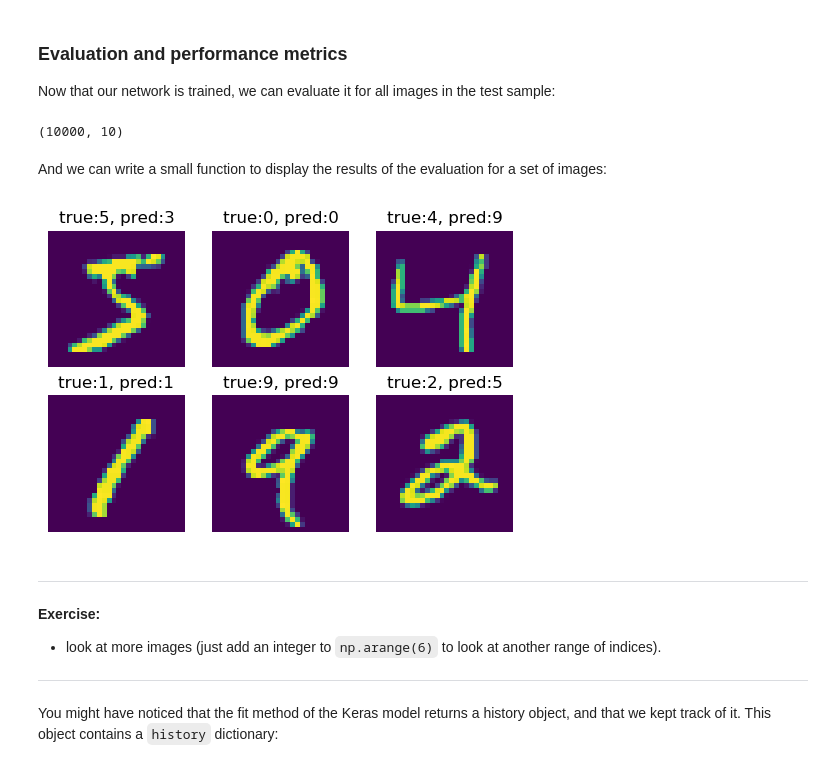
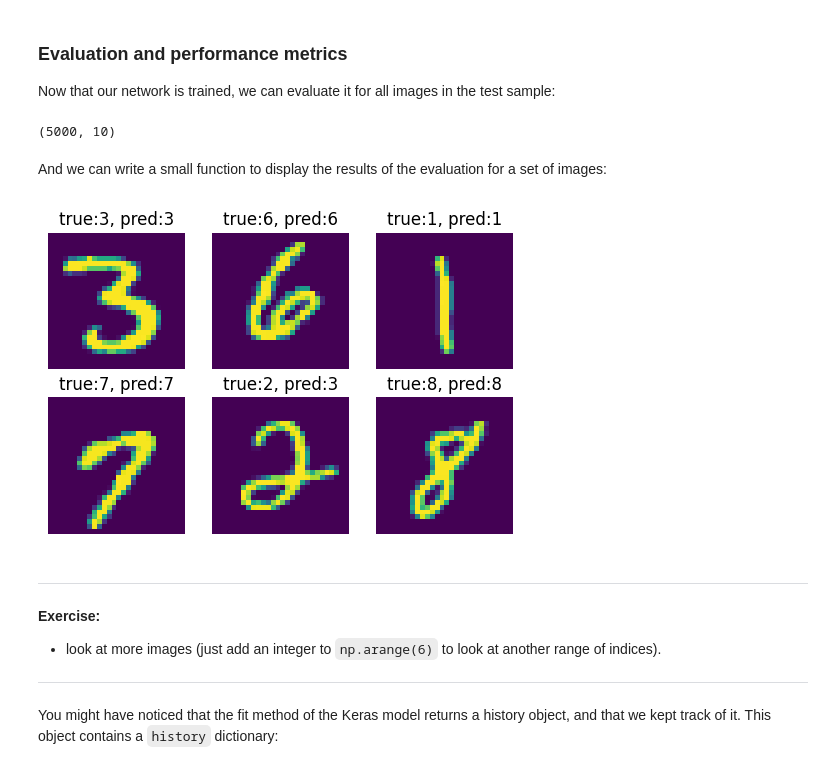
Before and after one commit to cbernet/introduction_machine_learning, a Jupyter notebook: notebooks/deep_learning_intro/keras_tensorflow_handwritten_digits.ipynb, the cells around one changed output. Cells and saved outputs as stored; diff of their text form; code cells hidden in the pictures.

```diff
--- a/notebooks/deep_learning_intro/keras_tensorflow_handwritten_digits.ipynb
+++ b/notebooks/deep_learning_intro/keras_tensorflow_handwritten_digits.ipynb
@@ -53,8 +55,8 @@ After doing that, the values from the output neurons, which are probabilities ra
 
 One-hot encoding can be performed easily with the utilities provided by Keras:
 # %%
-from keras.utils import np_utils
-targets = np_utils.to_categorical(labels,10)
+import tensorflow as tf
+targets = tf.keras.utils.to_categorical(labels,10)
 np.set_printoptions(edgeitems=5)
 print(labels)
 print(targets)
@@ -75,7 +77,7 @@ np.set_printoptions(edgeitems=3)
 # %% [markdown]
 Finally, we split our data into a training sample and a testing sample:
 # %%
-test_size=10000
+test_size=5000
 x_test = images[:test_size]
 y_test = targets[:test_size]
 x_train = images[test_size:]
@@ -236,7 +239,7 @@ Now that our network is trained, we can evaluate it for all images in the test s
 predictions = model.predict(x_test)
 predictions.shape
 # %% [output]
-(10000, 10)
+(5000, 10)
 # %% [markdown]
 And we can write a small function to display the results of the evaluation for a set of images:
 # %%
@@ -261,9 +264,9 @@ def plot_images(indices, predictions):
         plt.title('true:{}, pred:{}'.format(true_cat, pred_cat))
         plt.axis('off')
 # %%
-plot_images(np.arange(6), predictions)
+plot_images(np.arange(6)+12, predictions)
 # %% [output]
-[figure, old version]
+[figure, new version]
 # %% [markdown]
 ---
 
```
Also changed, not shown: parts of 40 cells of this notebook.
